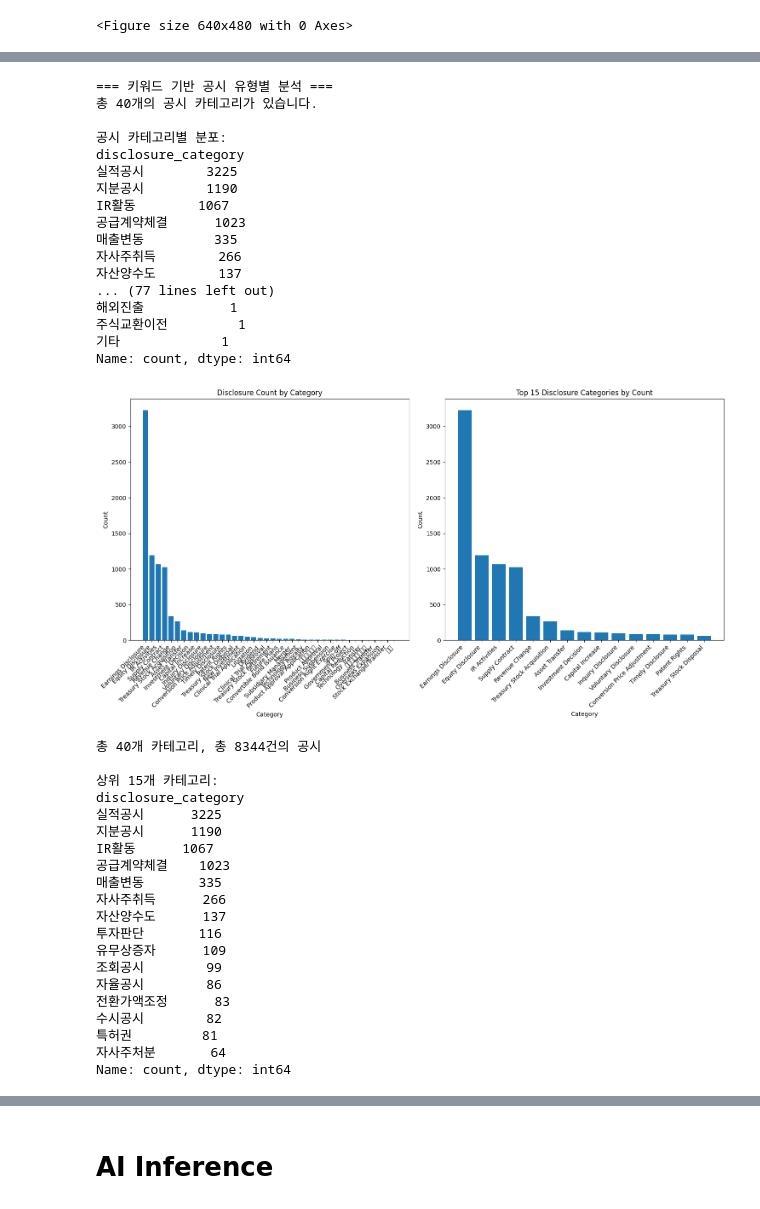
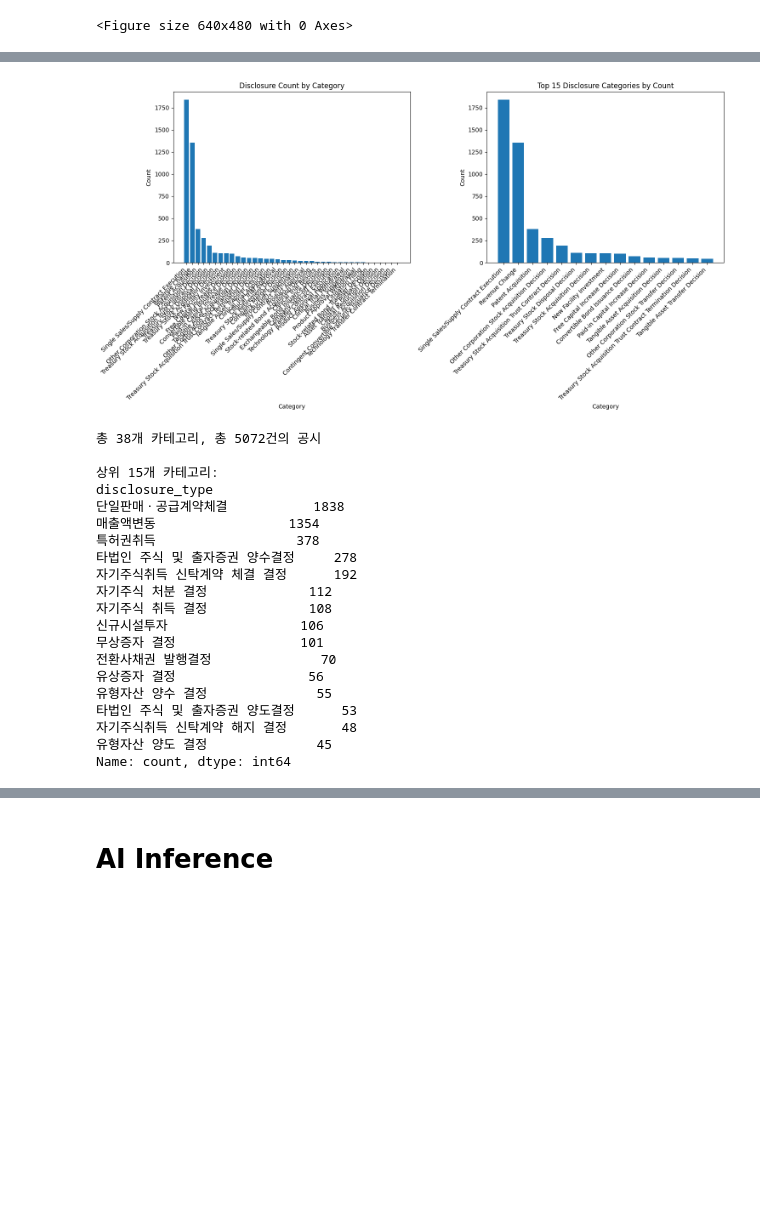
Before and after one commit to antaechan/dart-sentiment-analysis, a Jupyter notebook: analysis/kind_EDA_AR.ipynb, the cells around one changed output, grey strips where cells are left out. Drawn from its saved outputs; the diff is of its cells as text; code cells hidden in the pictures; blank space fills up the shorter version.

```diff
--- a/analysis/kind_EDA_AR.ipynb
+++ b/analysis/kind_EDA_AR.ipynb
@@ -353,19 +360,6 @@ category_mapping = {
     "공개매수": "Public Tender Offer"
 }
 
-# config.py의 keywords 키를 사용하여 매핑 생성
-print("=== config.py keywords를 사용한 카테고리 매핑 생성 ===")
-print(f"총 {len(keywords)}개의 키워드 카테고리가 있습니다.")
-print("\n키워드 카테고리 목록:")
-for i, key in enumerate(keywords.keys(), 1):
-    print(f"{i:2d}. {key}")
-
-print(f"\n최종 매핑된 카테고리 수: {len(category_mapping)}")
-print("\n최종 카테고리 매핑:")
-for i, (korean, english) in enumerate(category_mapping.items(), 1):
-    print(f"{i:2d}. {korean} → {english}")
-
-# disclosure_type 컬럼이 있는 경우 바로 사용
 df_with_returns = target_df.copy()
 category_counts = df_with_returns['disclosure_type'].value_counts()
 
@@ -373,68 +367,51 @@ category_counts = df_with_returns['disclosure_type'].value_counts()
 plt.figure(figsize=(15, 8))
 category_counts_sorted = category_counts.sort_values(ascending=False)
 
 # 한글 카테고리를 영어로 매핑
 category_counts_sorted_en = category_counts_sorted.copy()
 category_counts_sorted_en.index = [category_mapping.get(cat, cat) for cat in category_counts_sorted_en.index]
 
 plt.subplot(1, 2, 1)
 plt.bar(range(len(category_counts_sorted_en)), category_counts_sorted_en.values)
 plt.title('Disclosure Count by Category')
 plt.xlabel('Category')
 plt.ylabel('Count')
 plt.xticks(range(len(category_counts_sorted_en)), category_counts_sorted_en.index, rotation=45, ha='right')
 
 # 상위 15 카테고리만 별도 표시
 plt.subplot(1, 2, 2)
 top_15 = category_counts_sorted_en.head(15)
 plt.bar(range(len(top_15)), top_15.values)
 plt.title('Top 15 Disclosure Categories by Count')
 plt.xlabel('Category')
 plt.ylabel('Count')
 plt.xticks(range(len(top_15)), top_15.index, rotation=45, ha='right')
 
 plt.tight_layout()
 plt.show()
 
 print(f"총 {len(category_counts)}개 카테고리, 총 {category_counts.sum()}건의 공시")
 print("\n상위 15개 카테고리:")
 print(category_counts_sorted.head(15))
 # %% [output]
+[figure, new version]
-=== 키워드 기반 공시 유형별 분석 ===
-총 40개의 공시 카테고리가 있습니다.
+총 38개 카테고리, 총 5072건의 공시
 
-공시 카테고리별 분포:
-disclosure_category
-실적공시        3225
-지분공시        1190
-IR활동        1067
-공급계약체결      1023
-매출변동         335
-자사주취득        266
-자산양수도        137
-... (77 lines left out)
-해외진출           1
-주식교환이전         1
-기타             1
+상위 15개 카테고리:
+disclosure_type
+단일판매ㆍ공급계약체결           1838
+매출액변동                 1354
+특허권취득                  378
+타법인 주식 및 출자증권 양수결정     278
+자기주식취득 신탁계약 체결 결정      192
+자기주식 처분 결정             112
+자기주식 취득 결정             108
+신규시설투자                 106
+무상증자 결정                101
+전환사채권 발행결정              70
+유상증자 결정                 56
+유형자산 양수 결정              55
+타법인 주식 및 출자증권 양도결정      53
+자기주식취득 신탁계약 해지 결정       48
+유형자산 양도 결정              45
 Name: count, dtype: int64
-[figure, old version]
-총 40개 카테고리, 총 8344건의 공시
-
-상위 15개 카테고리:
-disclosure_category
-실적공시      3225
-지분공시      1190
-IR활동      1067
-공급계약체결    1023
-매출변동       335
-자사주취득      266
-자산양수도      137
-투자판단       116
-유무상증자      109
-조회공시        99
-자율공시        86
-전환가액조정      83
-수시공시        82
-특허권         81
-자사주처분       64
-Name: count, dtype: int64
```
Also changed, not shown: parts of 41 cells of this notebook.
